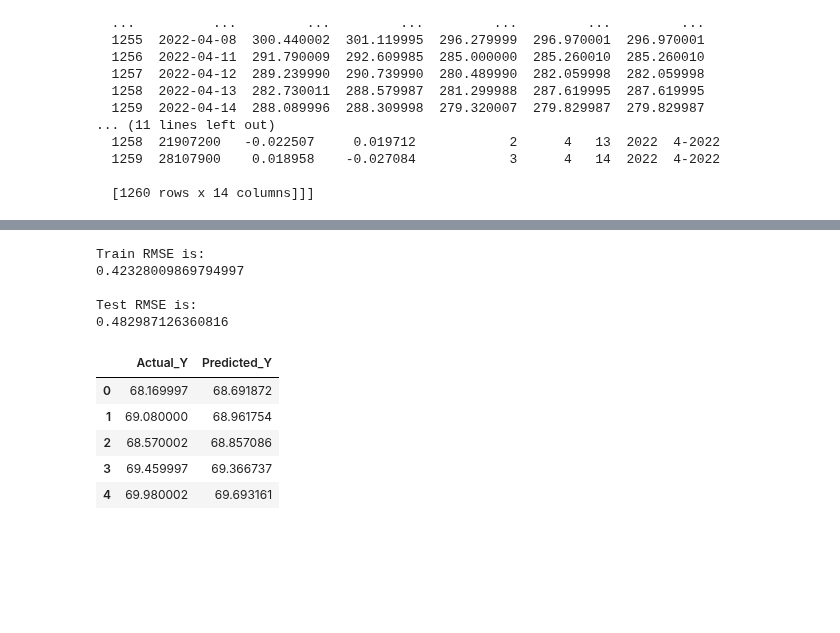
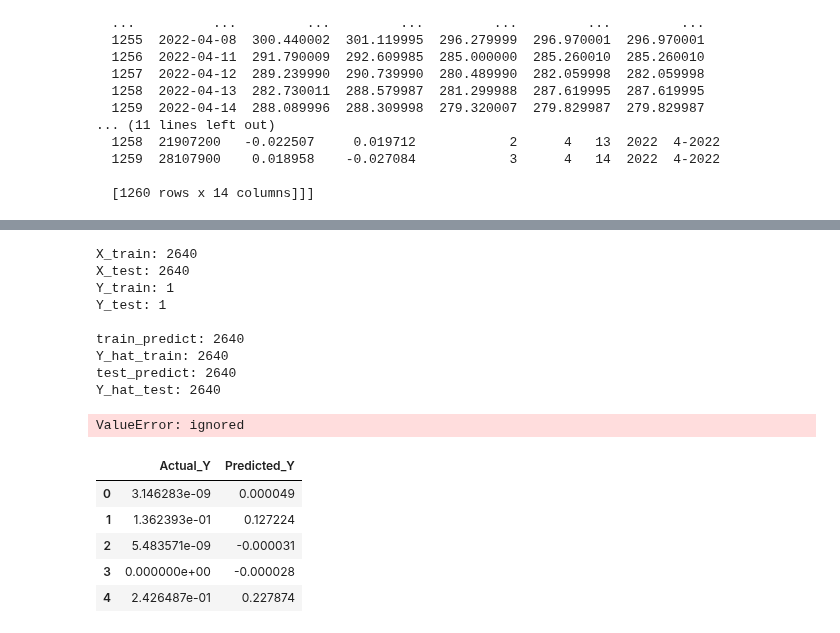
Before and after one commit to jeniferwerthman/AdvAILSTM, a Jupyter notebook: LSTMStock_FinalVersion.ipynb, the cells around one changed output, grey strips where cells are left out. Cells and saved outputs as stored; diff of their text form; code cells hidden in the pictures; blank space fills up the shorter version.

```diff
--- a/LSTMStock_FinalVersion.ipynb
+++ b/LSTMStock_FinalVersion.ipynb
@@ -128,11 +124,13 @@ open
 #Creating a new Dataframe & Dataset with subset of records
 
 #Parameters
+limitList = False
 fromRecord = 50
 toRecord = 100
 
-newDf = pd.DataFrame().assign(Close=stockDf['Close']) #, CloseChange=stockDf['closeChange'])
-newDf = newDf.loc[fromRecord:toRecord]
+newDf = pd.DataFrame().assign(Open=stockDf['Open'], Close=stockDf['Close'], Volume=stockDf['Volume'])
+if limitList:
+  newDf = newDf.loc[fromRecord:toRecord]
 myDs = newDf.values
 myDs = myDs.astype('float32')
 newDf.head(5)
@@ -205,7 +202,7 @@ X_Train[1] (Features): 1
 # %%
 #Parameters
 verboseAmt = 1
-epochCnt = 100
+epochCnt = 25
 shuffleData = False
 dropOut = 0.2
 lstmActivation = 'relu'
@@ -268,7 +268,31 @@ Y_train = scaler.inverse_transform([Y_train])
+# %%
+print('X_train: ' + str(len(X_train)))
+print('X_test: ' + str(len(X_test)))
+print('Y_train: ' + str(len(Y_train)))
+print('Y_test: ' + str(len(Y_test)))
+print('')
+print('train_predict: ' + str(len(train_predict)))
+print('Y_trained_predict: ' + str(len(Y_trained_predict)))
+print('test_predict: ' + str(len(test_predict)))
+print('Y_test_predict: ' + str(len(Y_test_predict)))
+print('Shape of Y_train:' ) + Y_train.shape[0]
+print('Shape of Y_train:' ) + Y_train.shape[0]
+print('Shape of Y_train:' ) + Y_train.shape[0]
+print('Shape of Y_train:' ) + Y_train.shape[0]
+# %% [output]
+X_train: 2640
+X_test: 2640
+Y_train: 1
+Y_test: 1
+
+train_predict: 2640
+Y_hat_train: 2640
+test_predict: 2640
+Y_hat_test: 2640
 # %%
 #inverse the inverse
-Y_hat_train = scaler.inverse_transform(train_predict)
-Y_hat_test = scaler.inverse_transform(test_predict)
+Y_trained_predict = scaler.inverse_transform(train_predict)
+Y_test_predict = scaler.inverse_transform(test_predict)
 
 s1 = Y_test.shape[0]
 s2 = Y_test.shape[1]
@@ -278,35 +302,31 @@ s2 = Y_train.shape[1]
 Y_train = Y_train.reshape(s2,s1)
 # %%
 #Calculate Accuracy
-train_RMSE = np.sqrt(mean_squared_error(Y_train, Y_hat_train))
-test_RMSE = np.sqrt(mean_squared_error(Y_test, Y_hat_test))
+train_RMSE = np.sqrt(mean_squared_error(Y_train, Y_trained_predict))
+test_RMSE = np.sqrt(mean_squared_error(Y_test, Y_test_predict))
 
 print('Train RMSE is: ')
 print(train_RMSE, '\n')
 print('Test RMSE is: ')
 print(test_RMSE)
 # %% [output]
-Train RMSE is:
-0.42328009869794997
-
-Test RMSE is:
-0.482987126360816
+ValueError: ignored
 # %%
 #Actual vs Predicted Data
 Y = np.append(Y_train, Y_test)
-Y_hat = np.append(Y_hat_train, Y_hat_test)
+Y_hat = np.append(Y_trained_predict, Y_test_predict)
 
 result_df = pd.DataFrame()
 result_df['Actual_Y'] = Y
 result_df['Predicted_Y'] = Y_hat
 result_df.head()
 # %% [output]
 |  | Actual_Y | Predicted_Y |
-| 0 | 68.169997 | 68.691872 |
-| 1 | 69.080000 | 68.961754 |
-| 2 | 68.570002 | 68.857086 |
-| 3 | 69.459997 | 69.366737 |
-| 4 | 69.980002 | 69.693161 |
+| 0 | 3.146283e-09 | 0.000049 |
+| 1 | 1.362393e-01 | 0.127224 |
+| 2 | 5.483571e-09 | -0.000031 |
+| 3 | 0.000000e+00 | -0.000028 |
+| 4 | 2.426487e-01 | 0.227874 |
 # %%
 #Actual vs Predicted Graph
 result_df.plot(figsize=(20,5))
```
Also changed, not shown: parts of 18 cells of this notebook.
